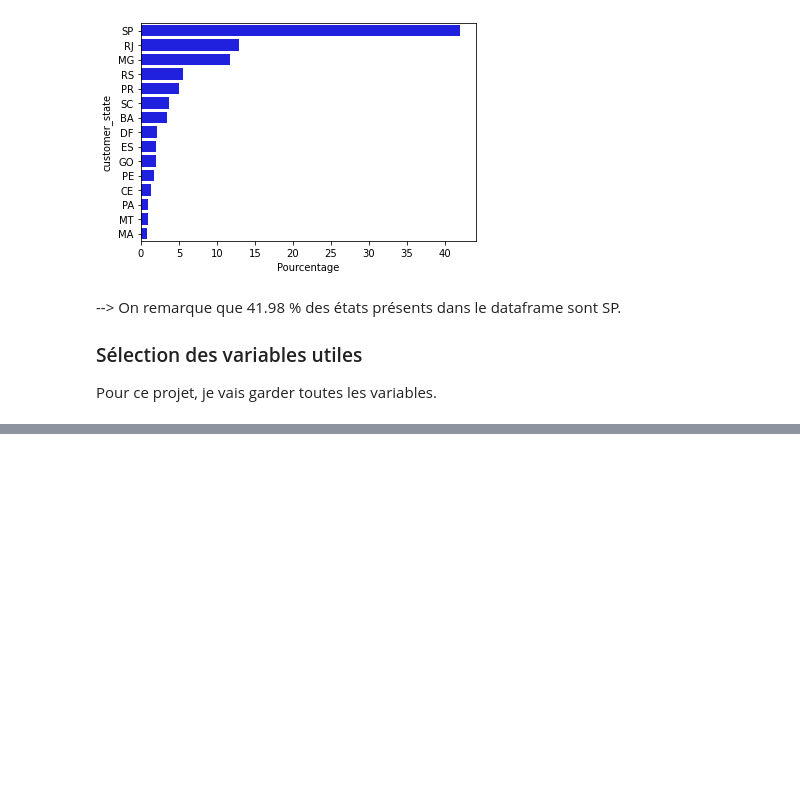
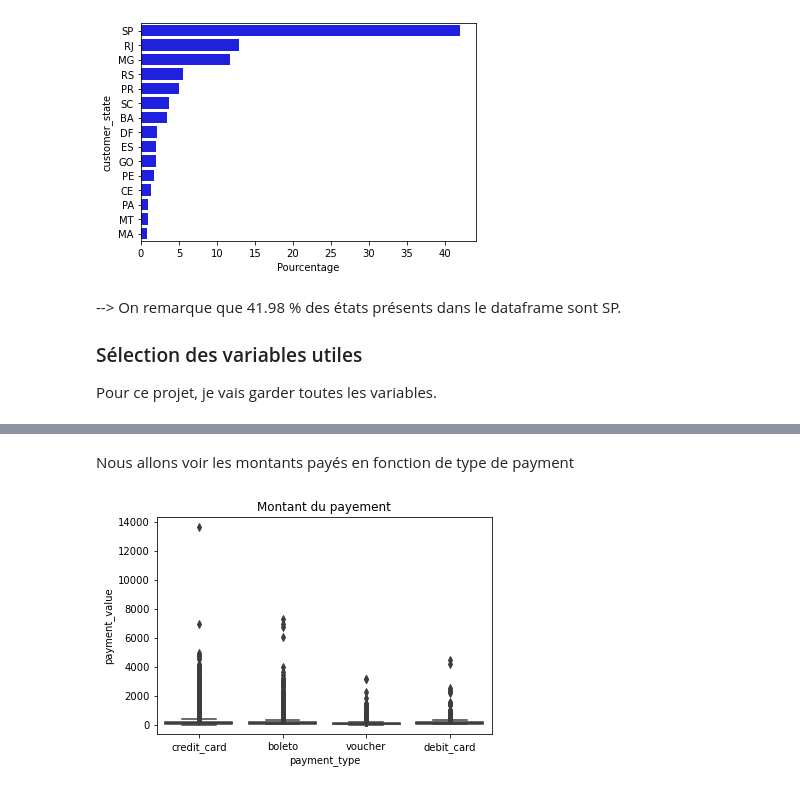
Before and after one commit to Soumaya-kh/POlist, a Jupyter notebook: POLIST_01_notebookanalyse.ipynb, the cells around one changed output, grey strips where cells are left out. Cells and saved outputs as stored; diff of their text form; code cells hidden in the pictures; blank space fills up the shorter version.

```diff
--- a/POLIST_01_notebookanalyse.ipynb
+++ b/POLIST_01_notebookanalyse.ipynb
@@ -691,0 +778,10 @@ Pour ce projet, je vais garder toutes les variables.
+# %% [markdown]
+Nous allons voir les montants payés en fonction de type de payment
+# %%
+# Boxplot pour chaque type de paiement
+plt.title("Montant du payement")
+sns.boxplot(data=payments, y="payment_value",
+            x="payment_type")
+plt.show()
+# %% [output]
+[figure, added]
```
Also changed, not shown: parts of 97 cells of this notebook.
